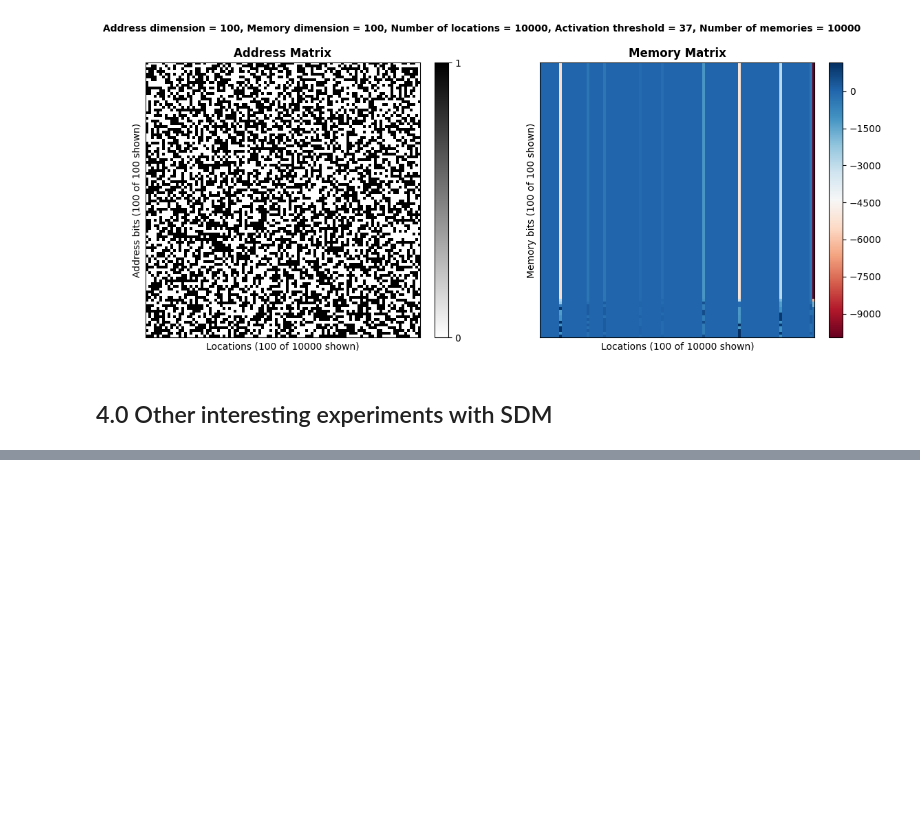
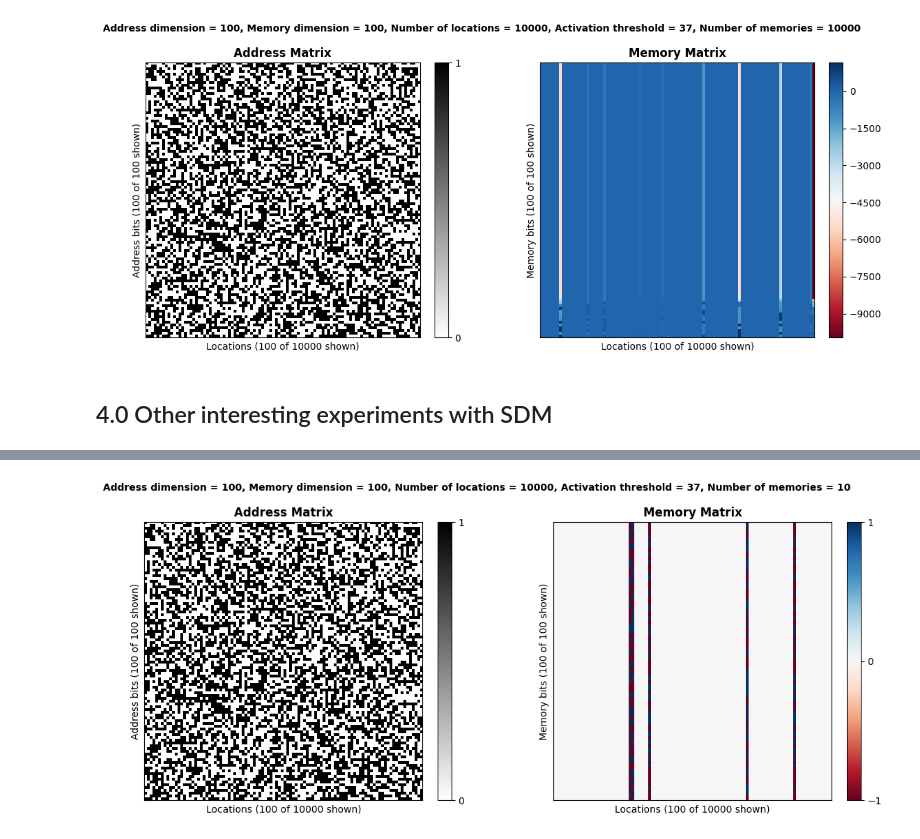
Before and after one commit to made-by-simon/experiments-with-sparse-distributed-memory, a Jupyter notebook: experiments.ipynb, the cells around one changed output, grey strips where cells are left out. Drawn from its saved outputs; the diff is of its cells as text; code cells hidden in the pictures; blank space fills up the shorter version.

```diff
--- a/experiments.ipynb
+++ b/experiments.ipynb
@@ -1412,0 +1420,87 @@ Max recall error: 6.00%.
+# %%
+SDM = KanervaSDM(
+    address_dimension=100,
+    memory_dimension=100,
+    num_locations=10000,
+    activation_threshold=37
+)
+
+def visualize_matrices(sdm, slice_amount=100):
+    """Display both address and memory matrices in a single figure with parameters."""
+
+    fig, (ax1, ax2) = plt.subplots(1, 2, figsize=(12, 5))
+
+    # Plot address matrix (A).
+    im1 = ax1.imshow(sdm.address_matrix.T[:slice_amount, :slice_amount], cmap="binary", aspect="equal")
+    ax1.set_title("Address Matrix", fontweight="bold")
+    ax1.set_xlabel(f"Locations ({slice_amount} of {sdm.num_locations} shown)")
+    ax1.set_ylabel(f"Address bits ({slice_amount} of {sdm.address_dimension} shown)")
+    ax1.set_xticks([])
+    ax1.set_yticks([])
+
+    # Plot memory matrix (C).
+    im2 = ax2.imshow(sdm.memory_matrix.T[:slice_amount, :slice_amount], cmap="RdBu", aspect="equal")
+    ax2.set_title("Memory Matrix", fontweight="bold")
+    ax2.set_xlabel(f"Locations ({slice_amount} of {sdm.num_locations} shown)")
+    ax2.set_ylabel(f"Memory bits ({slice_amount} of {sdm.memory_dimension} shown)")
+    ax2.set_xticks([])
+    ax2.set_yticks([])
+
+    plt.suptitle(f"Address dimension = {sdm.address_dimension}, " +
+                 f"Memory dimension = {sdm.memory_dimension}, " +
+                 f"Number of locations = {sdm.num_locations}, " +
+                 f"Activation threshold = {sdm.activation_threshold}, "+
+                 f"Number of memories = {sdm.memory_count}",
+                 fontsize=10,
+                 fontweight="bold"
+    )
+    cbar1 = plt.colorbar(im1, ax=ax1, fraction=0.046, pad=0.04)
+    cbar1.ax.yaxis.set_major_locator(plt.MaxNLocator(integer=True))
+    cbar2 = plt.colorbar(im2, ax=ax2, fraction=0.046, pad=0.04)
+    cbar2.ax.yaxis.set_major_locator(plt.MaxNLocator(integer=True))
+    plt.tight_layout()
+    plt.show()
+
+list_num_memories = [1, 10, 100, 1000, 10000]
+
+def read_write_calculate(num_memories):
+    # Create arrays for storing addresses and memories.
+    addresses = np.empty((num_memories+1, SDM.address_dimension))
+    memories = np.empty((num_memories, SDM.memory_dimension))
+    recalled_memories = np.empty((num_memories, SDM.memory_dimension))
+    errors = np.empty(num_memories)
+
+    # Generate all random addresses first.
+    for i in range(num_memories+1):
+        addresses[i] = np.random.randint(0, 2, size=SDM.address_dimension)
+
+    # Write all memories.
+    for i in range(num_memories):
+        address = addresses[i]
+        memory = addresses[i+1]
+        memories[i] = memory
+        SDM.write(address, memory)
+
+    # Read all memories.
+    for i in range(num_memories):
+        address = addresses[i]
+        recalled_memory = SDM.read(address)
+        recalled_memories[i] = recalled_memory
+
+    # Calcuate error.
+    for i in range(num_memories):
+        errors[i] = np.sum(memories[i] != recalled_memories[i])
+
+    mean_error = np.mean(errors) / SDM.memory_dimension * 100
+    max_error = np.max(errors) / SDM.memory_dimension *100
+
+
+    print(f"Mean recall error: {mean_error:.2f}%.")
+    print(f"Max recall error: {max_error:.2f}%.")
+
+
+for num_memories in list_num_memories:
+    read_write_calculate(num_memories)
+    visualize_matrices(SDM, 100)
+    SDM.erase_memory()
+# %% [output]
@@ -1412,0 +1512 @@ Max recall error: 6.00%.
+[figure, added]
```
Also changed, not shown: parts of 2 cells of this notebook.
